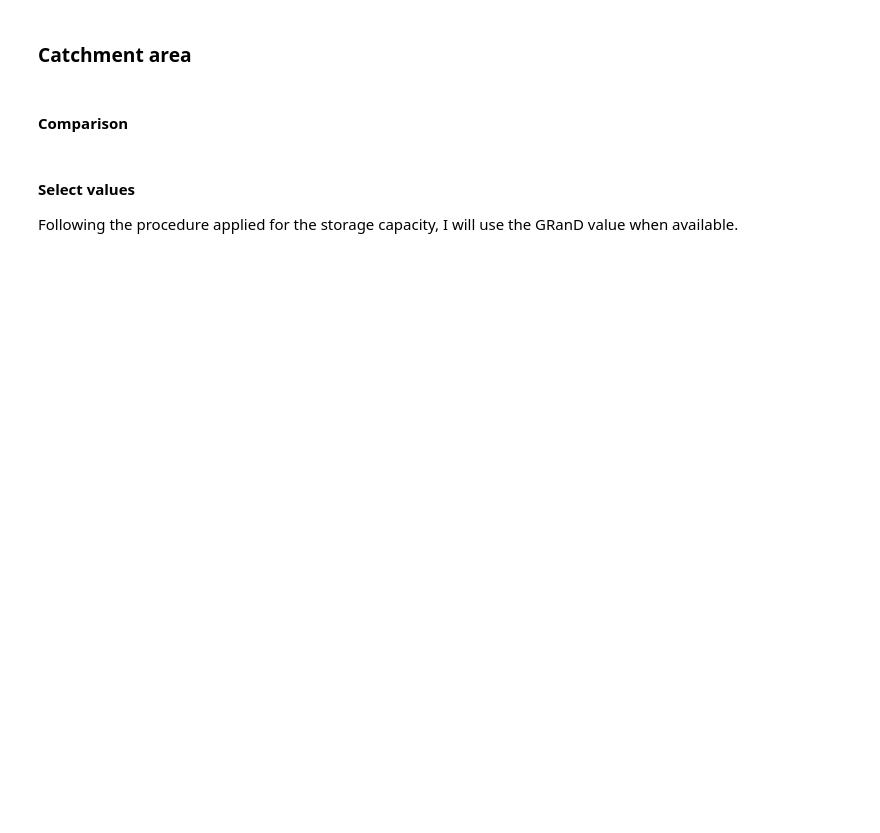
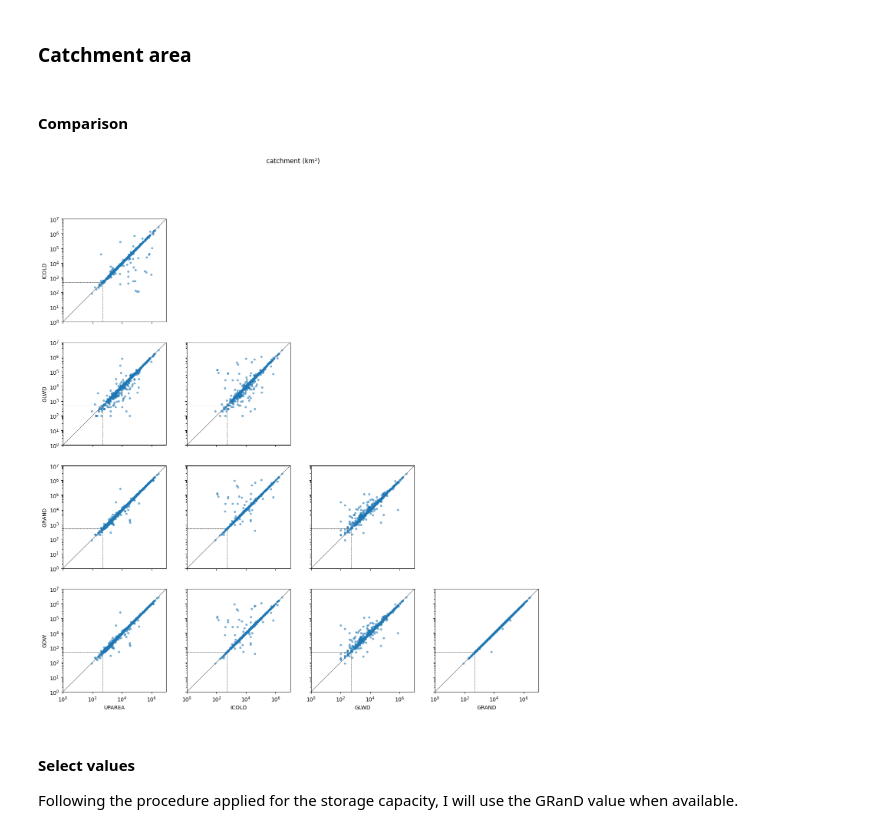
Before and after one commit to casadoj/lisflood-reservoirs, a Jupyter notebook: notebook/GloFAS5/1.2_GloFAS_reservoir_tables.ipynb, the cells around one changed output. Drawn from its saved outputs; the diff is of its cells as text; code cells hidden in the pictures; blank space fills up the shorter version.

```diff
--- a/notebook/GloFAS5/1.2_GloFAS_reservoir_tables.ipynb
+++ b/notebook/GloFAS5/1.2_GloFAS_reservoir_tables.ipynb
@@ -381,10 +361,3 @@ pd.concat((glofas5.loc[mask_error], capacity[mask_error]), axis=1)
 #### Select values
 
 I have manually checked the large discrepancies between GLOFAS4 and GRanD. In case of discrepancy, I compare with ICOLD and HydroLakes. It seems like GRanD is a more reliable source, so I will use the value from GRanD whenever possible, if not the value from GLOFAS4.
-# %%
-# select value from GRAND, GLOFAS4, HYLAK or ICOLD in that order
-for source in ['GRAND', 'GLWD', 'ICOLD']:
-    missing = capacity.GLOFAS5.isnull()
-    mask = capacity[source].notnull()
-    capacity.loc[missing & mask, 'GLOFAS5'] = capacity.loc[missing & mask, source]
-    capacity.loc[missing & mask, 'SOURCE'] = source
@@ -392,0 +364,11 @@ capacity.GLOFAS5.isnull().sum(), capacity.SOURCE.value_counts()
+# %%
+# select value from GRAND, GLOFAS4, HYLAK or ICOLD in that order
+for source in ['GRAND', 'GDW', 'ICOLD', 'GLWD']:
+    missing = capacity.GLOFAS5.isnull()
+    mask = capacity[source].notnull()
+    capacity.loc[missing & mask, 'GLOFAS5'] = capacity.loc[missing & mask, source]
+    capacity.loc[missing & mask, 'SOURCE'] = source
+
+print('{0} reservoirs are missing the capacity value'.format(capacity.GLOFAS5.isnull().sum()))
+print('{0} reservoirs have nevative capacity value'.format((capacity.GLOFAS5 < 0).sum()))
+capacity.SOURCE.value_counts()
@@ -417,11 +410,14 @@ print('{0} reservoirs do not comply with the minimum storage of {1} hm3'.format(
 # %% [markdown]
 ### Catchment area
 # %%
-catchment = pd.DataFrame(index=glofas5.index, columns=['UPAREA', 'GRAND', 'GLWD', 'ICOLD', 'GLOFAS5', 'SOURCE'], dtype='float')
+catchment = pd.DataFrame(index=glofas5.index, columns=['UPAREA', 'GDW', 'GRAND', 'GLWD', 'ICOLD', 'GLOFAS5', 'SOURCE'], dtype='float')
 catchment.SOURCE = catchment.SOURCE.astype(str)
 
 # upstream area map
-catchment.loc[poi_5['ID'], 'UPAREA'] = np.round(uparea.sel({'x': poi_5['x'], 'y': poi_5['y']}, method='nearest').to_pandas(), 0)
+catchment.loc[poi_5[idx_name], 'UPAREA'] = np.round(uparea.sel({'x': poi_5['x'], 'y': poi_5['y']}, method='nearest').to_pandas(), 0)
+
+# GDW
+catchment.loc[gdw.index, 'GDW'] = gdw.CATCH_SKM
 
 # GRanD
 catchment.loc[grand.index, 'GRAND'] = grand.CATCH_SKM
@@ -435,11 +431,13 @@ catchment.loc[icold.index, 'ICOLD'] = icold.Catch_Area.values
 #### Comparison
 # %%
 compare_attributes(
-    catchment[['UPAREA', 'ICOLD', 'GLWD', 'GRAND']],
+    catchment[['UPAREA', 'ICOLD', 'GLWD', 'GRAND', 'GDW']],
     thr=MIN_CATCHMENT,
     vmin=1,
     vmax=1e7,
     title='catchment (km²)'
 )
 plt.savefig(PATH_OUT / 'plots' / 'catchment_pairplot.jpg', dpi=300, bbox_inches='tight')
+# %% [output]
+[figure, added]
 # %%
```
Also changed, not shown: parts of 83 cells of this notebook, 1 other file.
